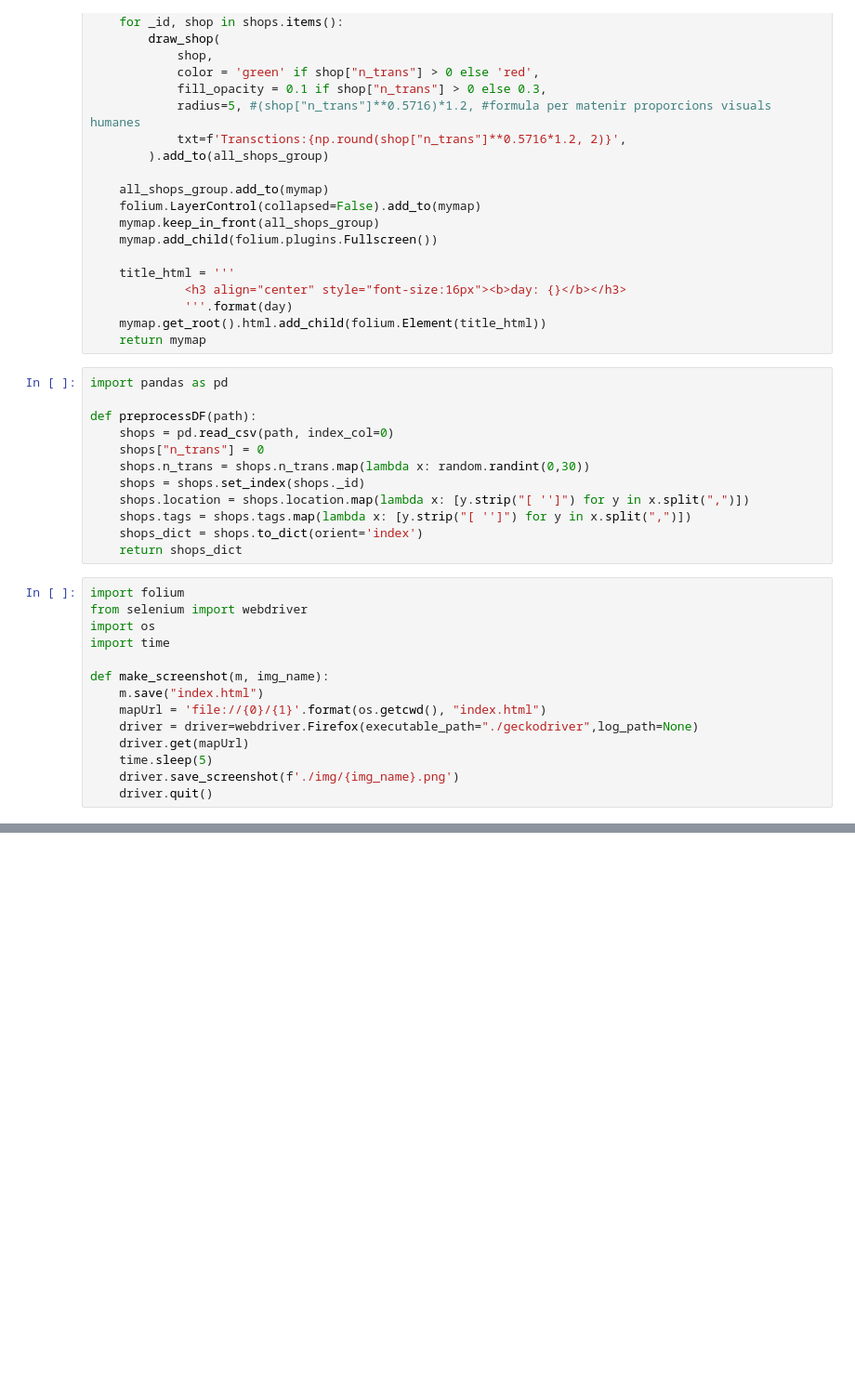
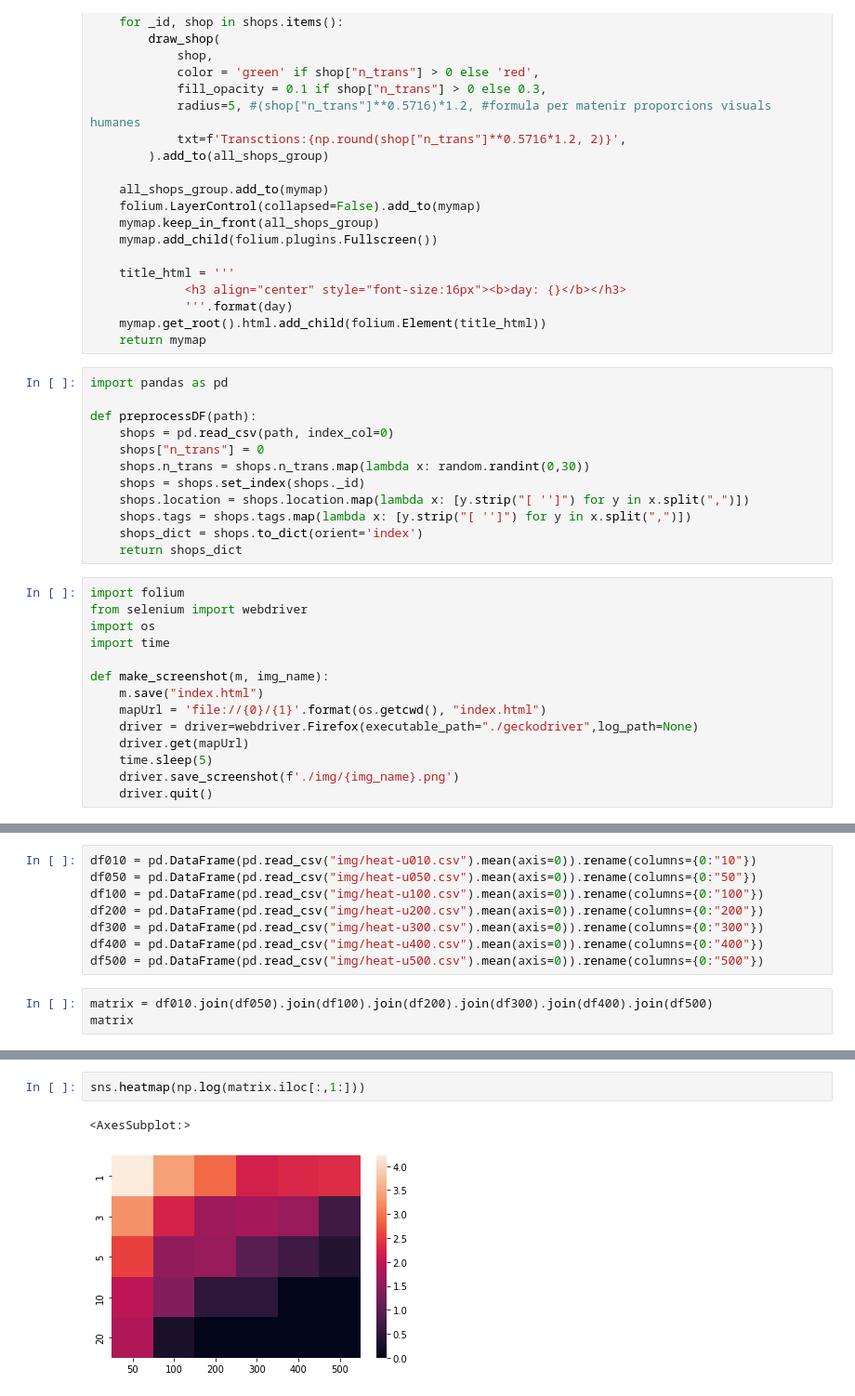
Before and after one commit to beco-app/beco-project, a Jupyter notebook: backend/data_base/map/map.ipynb, the cells around one changed output, grey strips where cells are left out. Shown at 93% size. Cells and saved outputs as stored; diff of their text form; blank space fills up the shorter version.

```diff
--- a/backend/data_base/map/map.ipynb
+++ b/backend/data_base/map/map.ipynb
@@ -94,0 +98,11 @@ m
+# %%
+df010 = pd.DataFrame(pd.read_csv("img/heat-u010.csv").mean(axis=0)).rename(columns={0:"10"})
+df050 = pd.DataFrame(pd.read_csv("img/heat-u050.csv").mean(axis=0)).rename(columns={0:"50"})
+df100 = pd.DataFrame(pd.read_csv("img/heat-u100.csv").mean(axis=0)).rename(columns={0:"100"})
+df200 = pd.DataFrame(pd.read_csv("img/heat-u200.csv").mean(axis=0)).rename(columns={0:"200"})
+df300 = pd.DataFrame(pd.read_csv("img/heat-u300.csv").mean(axis=0)).rename(columns={0:"300"})
+df400 = pd.DataFrame(pd.read_csv("img/heat-u400.csv").mean(axis=0)).rename(columns={0:"400"})
+df500 = pd.DataFrame(pd.read_csv("img/heat-u500.csv").mean(axis=0)).rename(columns={0:"500"})
+# %%
+matrix = df010.join(df050).join(df100).join(df200).join(df300).join(df400).join(df500)
+matrix
@@ -94,0 +125,5 @@ m
+# %%
+sns.heatmap(np.log(matrix.iloc[:,1:]))
+# %% [output]
+<AxesSubplot:>
+[figure, added]
```
Also changed, not shown: parts of 3 cells of this notebook, 4 other files.
